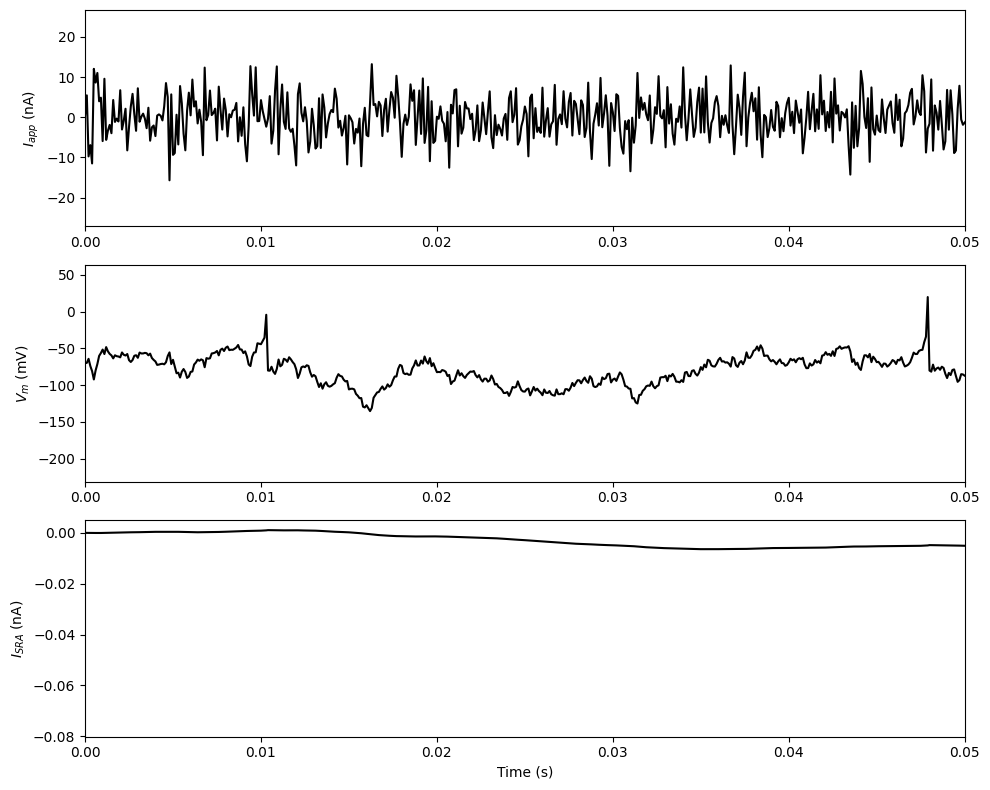
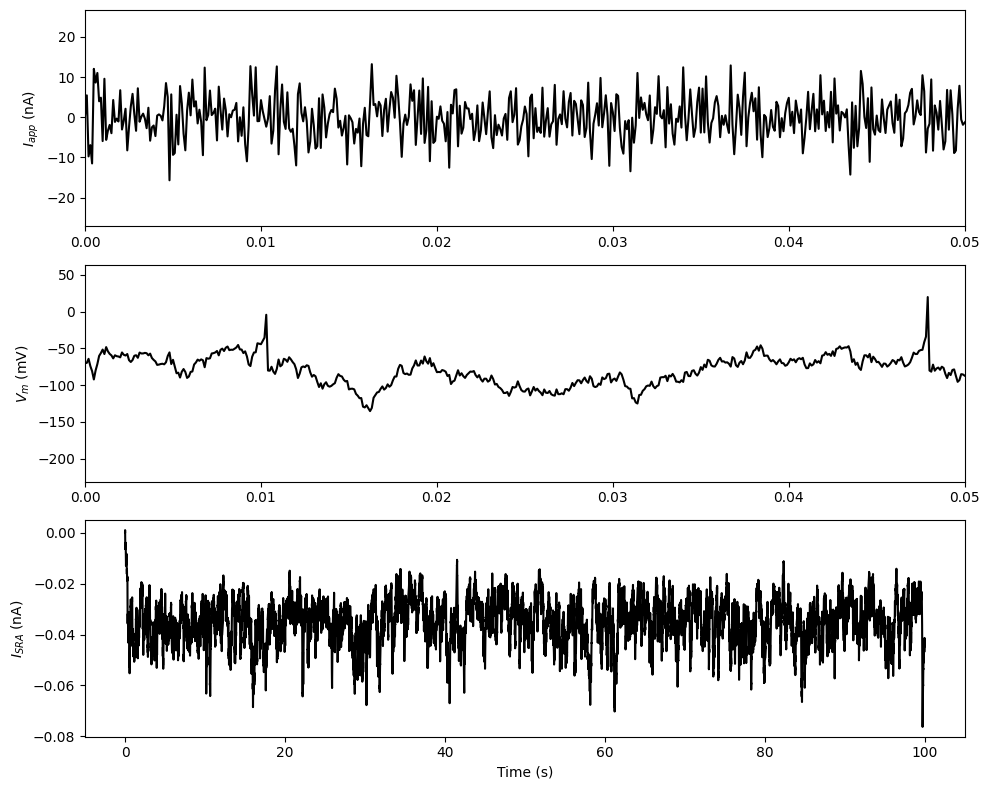
The notebook cell's code change between the first figure and the second:
--- before
+++ after
@@ -152,5 +152,5 @@
 plt.ylabel(r'$I_{SRA}$ (nA)')
 
-plt.xlim(0, 0.05)
+#plt.xlim(0, 0.05)
 
 plt.tight_layout()

Commit: refined the code and added a new tutorial for 3.3.